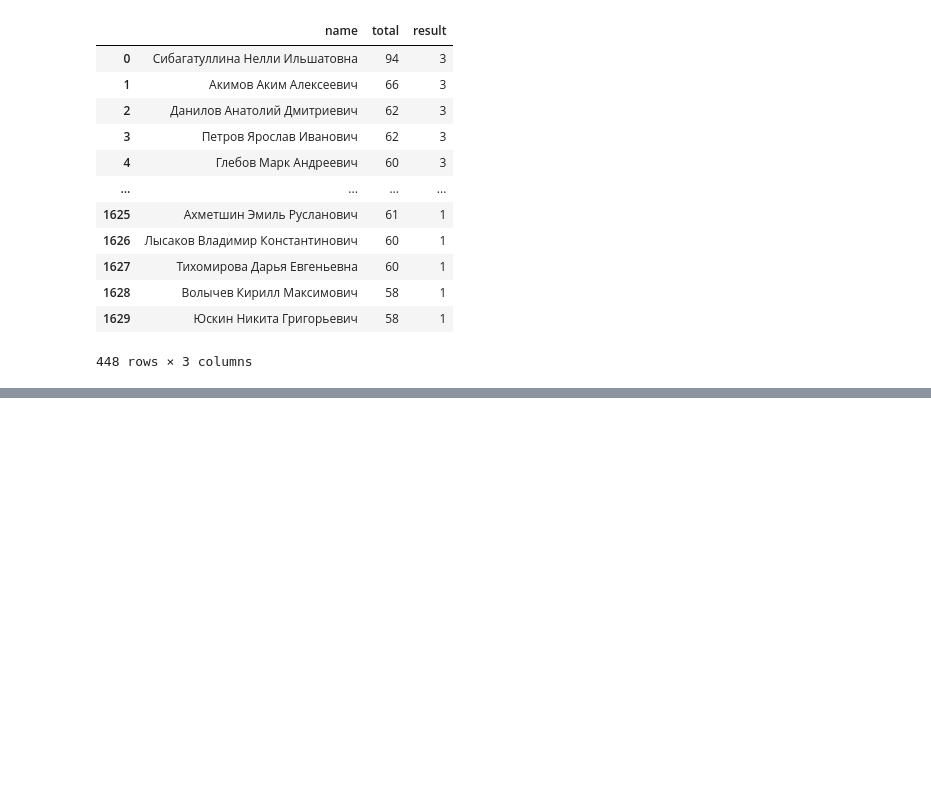
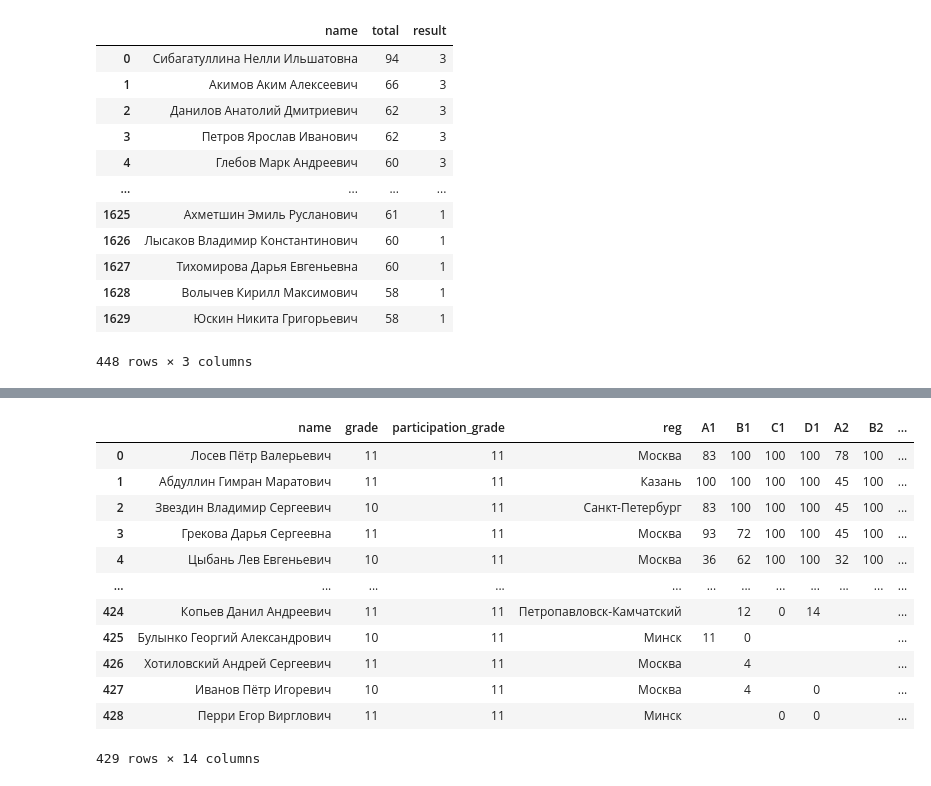
Before and after one commit to VladG00dmanPersonal/LMSH_AI_HACK, a Jupyter notebook: ОБРАБОТКА/raw/idk.ipynb, the cells around one changed output, grey strips where cells are left out. Drawn from its saved outputs; the diff is of its cells as text; code cells hidden in the pictures; blank space fills up the shorter version.

```diff
--- a/ОБРАБОТКА/raw/idk.ipynb
+++ b/ОБРАБОТКА/raw/idk.ipynb
@@ -470,0 +493,22 @@ df_bel
+# %%
+with open('open_24') as f:
+    opn = f.readlines()
+d = {'Первой степени\n': 3, 'Второй степени\n': 2, 'Третей степени\n': 1, 'Silver meadal\n': 2, 'Bronse medal\n': 1, '\n': 0, None: 0, '': 0}
+df_opn = pd.DataFrame(map(lambda s: s.split('\t')[1:], opn), columns=['name', 'grade', 'participation_grade', 'reg', 'A1', 'B1', 'C1', 'D1', 'A2', 'B2', 'C2', 'D2', 'total', 'result'])
+df_opn['result'] = df_opn['result'].map(d.__getitem__)
+df_opn.to_csv('open_24.csv', index=False)
+df_opn
+# %% [output]
+|  | name | grade | participation_grade | reg | A1 | B1 | C1 | D1 | A2 | B2 | ... |
+| 0 | Лосев Пётр Валерьевич | 11 | 11 | Москва | 83 | 100 | 100 | 100 | 78 | 100 | ... |
+| 1 | Абдуллин Гимран Маратович | 11 | 11 | Казань | 100 | 100 | 100 | 100 | 45 | 100 | ... |
+| 2 | Звездин Владимир Сергеевич | 10 | 11 | Санкт-Петербург | 83 | 100 | 100 | 100 | 45 | 100 | ... |
+| 3 | Грекова Дарья Сергеевна | 11 | 11 | Москва | 93 | 72 | 100 | 100 | 45 | 100 | ... |
+| 4 | Цыбань Лев Евгеньевич | 10 | 11 | Москва | 36 | 62 | 100 | 100 | 32 | 100 | ... |
+| ... | ... | ... | ... | ... | ... | ... | ... | ... | ... | ... | ... |
+| 424 | Копьев Данил Андреевич | 11 | 11 | Петропавловск-Камчатский |  | 12 | 0 | 14 |  |  | ... |
+| 425 | Булынко Георгий Александрович | 10 | 11 | Минск | 11 | 0 |  |  |  |  | ... |
+| 426 | Хотиловский Андрей Сергеевич | 11 | 11 | Москва |  | 4 |  |  |  |  | ... |
+| 427 | Иванов Пётр Игоревич | 10 | 11 | Москва |  | 4 |  | 0 |  |  | ... |
+| 428 | Перри Егор Вирглович | 11 | 11 | Минск |  |  | 0 | 0 |  |  | ... |
+429 rows × 14 columns
```
Also changed, not shown: parts of 1 cell of this notebook, 4 other files.
